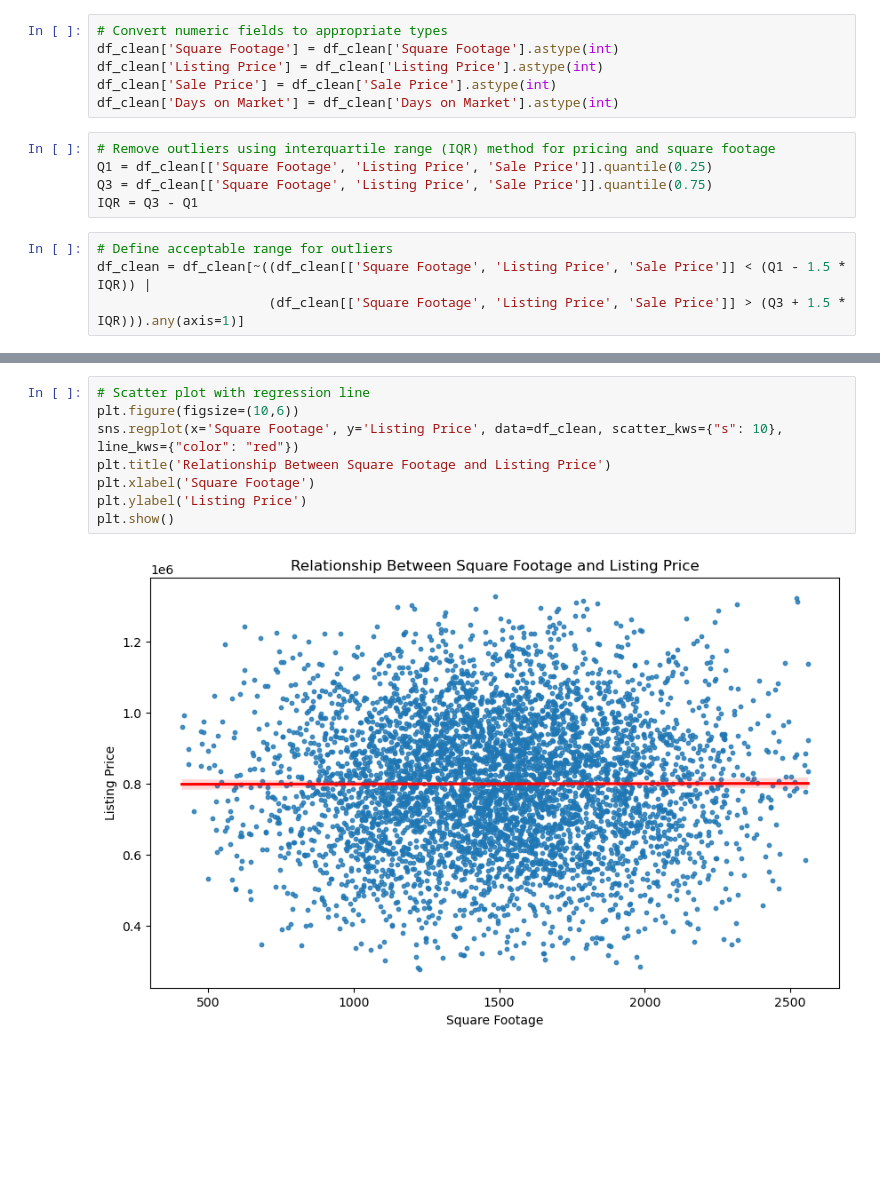
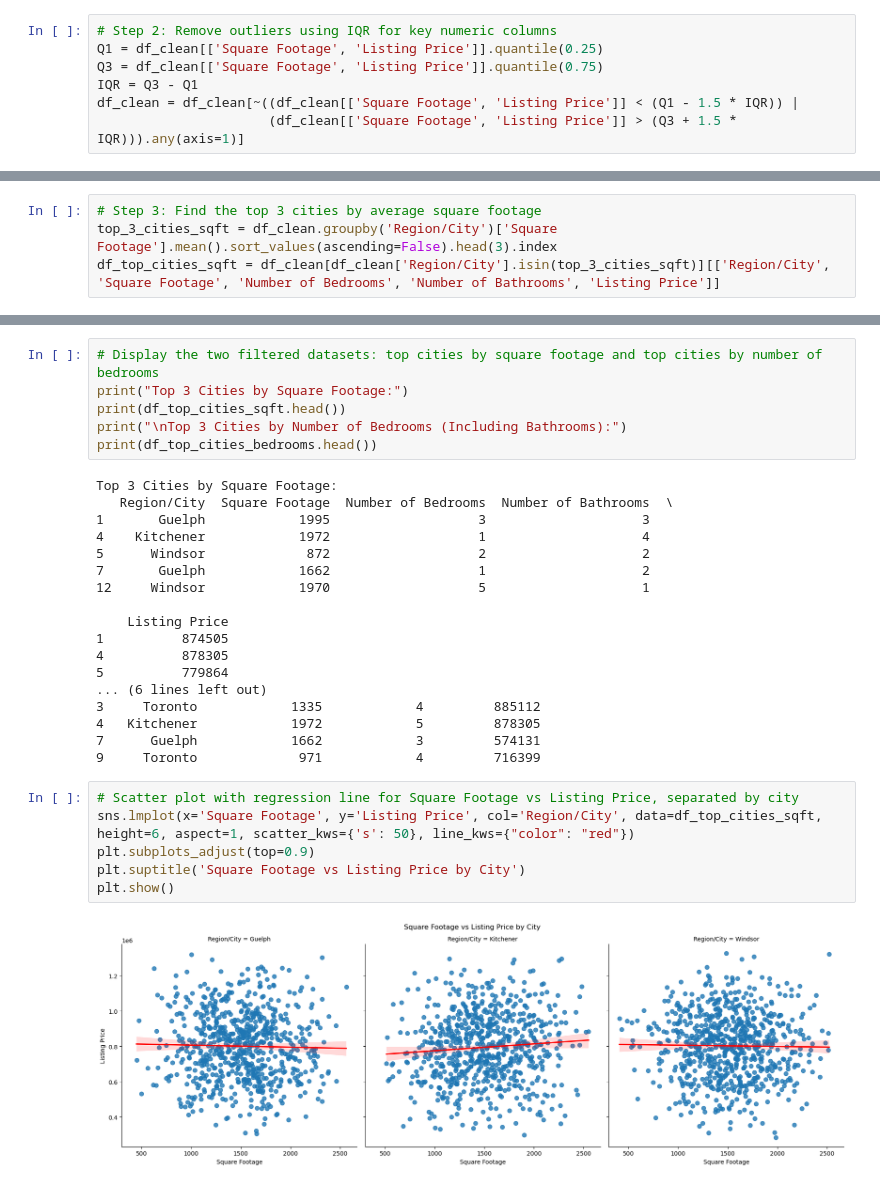
Before and after one commit to prom001-naf/Project1_Group5_DataBootCamp, a Jupyter notebook: Data_Code_Analysis/Project5_DataAnalysis_Code_Nafis.ipynb, the cells around one changed output, grey strips where cells are left out. Cells and saved outputs as stored; diff of their text form; blank space fills up the shorter version.

```diff
--- a/Data_Code_Analysis/Project5_DataAnalysis_Code_Nafis.ipynb
+++ b/Data_Code_Analysis/Project5_DataAnalysis_Code_Nafis.ipynb
@@ -42,15 +26,7 @@ df_clean.dropna(inplace=True)
-# %%
-# Convert numeric fields to appropriate types
-df_clean['Square Footage'] = df_clean['Square Footage'].astype(int)
-df_clean['Listing Price'] = df_clean['Listing Price'].astype(int)
-df_clean['Sale Price'] = df_clean['Sale Price'].astype(int)
-df_clean['Days on Market'] = df_clean['Days on Market'].astype(int)
 # %%
-# Remove outliers using interquartile range (IQR) method for pricing and square footage
-Q1 = df_clean[['Square Footage', 'Listing Price', 'Sale Price']].quantile(0.25)
-Q3 = df_clean[['Square Footage', 'Listing Price', 'Sale Price']].quantile(0.75)
+# Step 2: Remove outliers using IQR for key numeric columns
+Q1 = df_clean[['Square Footage', 'Listing Price']].quantile(0.25)
+Q3 = df_clean[['Square Footage', 'Listing Price']].quantile(0.75)
 IQR = Q3 - Q1
+df_clean = df_clean[~((df_clean[['Square Footage', 'Listing Price']] < (Q1 - 1.5 * IQR)) |
+                      (df_clean[['Square Footage', 'Listing Price']] > (Q3 + 1.5 * IQR))).any(axis=1)]
-# %%
-# Define acceptable range for outliers
-df_clean = df_clean[~((df_clean[['Square Footage', 'Listing Price', 'Sale Price']] < (Q1 - 1.5 * IQR)) |
-                      (df_clean[['Square Footage', 'Listing Price', 'Sale Price']] > (Q3 + 1.5 * IQR))).any(axis=1)]
@@ -63,0 +33,4 @@ import seaborn as sns
+# %%
+# Step 3: Find the top 3 cities by average square footage
+top_3_cities_sqft = df_clean.groupby('Region/City')['Square Footage'].mean().sort_values(ascending=False).head(3).index
+df_top_cities_sqft = df_clean[df_clean['Region/City'].isin(top_3_cities_sqft)][['Region/City', 'Square Footage', 'Number of Bedrooms', 'Number of Bathrooms', 'Listing Price']]
@@ -64,10 +86,32 @@ import seaborn as sns
+# %%
+# Display the two filtered datasets: top cities by square footage and top cities by number of bedrooms
+print("Top 3 Cities by Square Footage:")
+print(df_top_cities_sqft.head())
+print("\nTop 3 Cities by Number of Bedrooms (Including Bathrooms):")
+print(df_top_cities_bedrooms.head())
+# %% [output]
+Top 3 Cities by Square Footage:
+   Region/City  Square Footage  Number of Bedrooms  Number of Bathrooms  \
+1       Guelph            1995                   3                    3
+4    Kitchener            1972                   1                    4
+5      Windsor             872                   2                    2
+7       Guelph            1662                   1                    2
+12     Windsor            1970                   5                    1
+
+    Listing Price
+1          874505
+4          878305
+5          779864
+... (6 lines left out)
+3     Toronto            1335            4         885112
+4   Kitchener            1972            5         878305
+7      Guelph            1662            3         574131
+9     Toronto             971            4         716399
 # %%
-# Scatter plot with regression line
-plt.figure(figsize=(10,6))
-sns.regplot(x='Square Footage', y='Listing Price', data=df_clean, scatter_kws={"s": 10}, line_kws={"color": "red"})
-plt.title('Relationship Between Square Footage and Listing Price')
-plt.xlabel('Square Footage')
-plt.ylabel('Listing Price')
+# Scatter plot with regression line for Square Footage vs Listing Price, separated by city
+sns.lmplot(x='Square Footage', y='Listing Price', col='Region/City', data=df_top_cities_sqft, height=6, aspect=1, scatter_kws={'s': 50}, line_kws={"color": "red"})
+plt.subplots_adjust(top=0.9)
+plt.suptitle('Square Footage vs Listing Price by City')
 plt.show()
 # %% [output]
-[figure, old version]
+[figure, new version]
```
Also changed, not shown: parts of 13 cells of this notebook, 2 other files.
